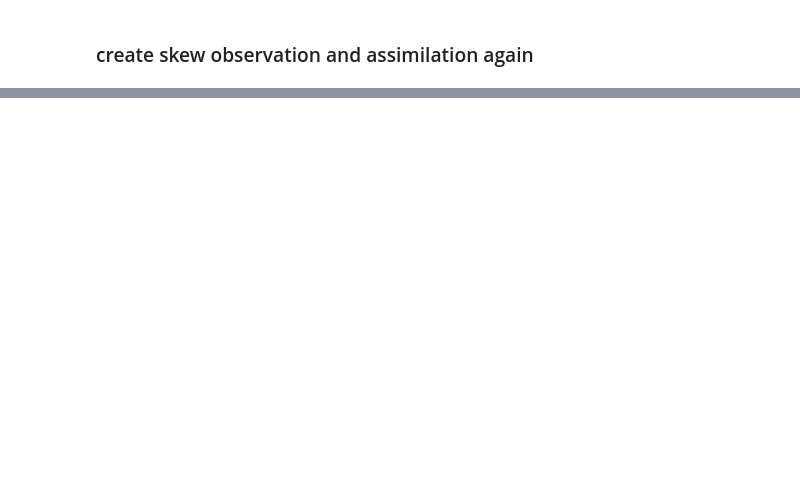
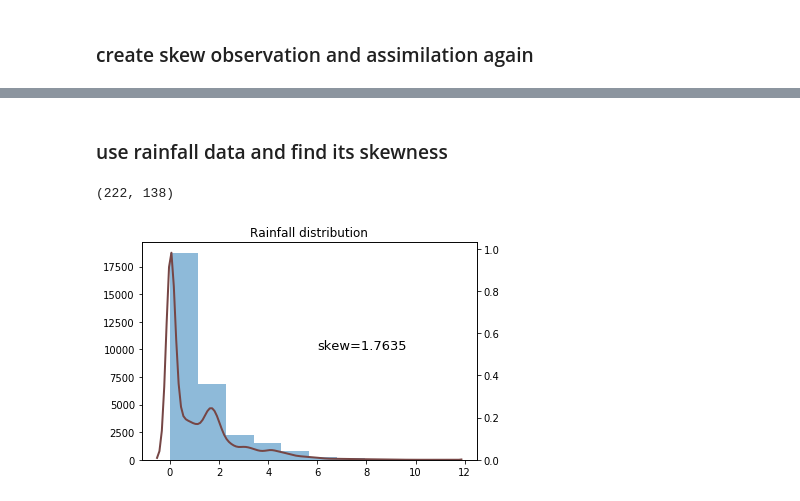
Before and after one commit to micky85lu/Data-Assimilation-Project, a Jupyter notebook: experiment.ipynb, the cells around one changed output, grey strips where cells are left out. Saved outputs shown, nothing was run; the diff lists cells and outputs as text; code cells hidden in the pictures; blank space fills up the shorter version.

```diff
--- a/experiment.ipynb
+++ b/experiment.ipynb
@@ -698,0 +728,23 @@ alpha=3.30, Mean RMSE=1.1589, Variance RMSE=4.4931,  Without spinup: Mean RMSE=0
+# %% [markdown]
+### use rainfall data and find its skewness
+# %%
+rain = np.load('rain.npy')  # (ensemble, time, lat, lon)
+# use ensemble mean
+rain = rain.mean(axis=0)
+# only use the middle period
+rain = rain[50:60,:,:].mean(axis=0)
+rain.shape
+# %% [output]
+(222, 138)
+# %%
+import seaborn as sns
+
+fig, ax = plt.subplots()
+ax.hist(rain.ravel(), alpha=0.5)
+ax.set_title('Rainfall distribution')
+ax.text(6, 10000, f'skew={skew(rain.ravel()):.4f}', fontsize=13)
+
+ax2 = ax.twinx()
+sns.kdeplot(rain.ravel(), lw=2, color='#764645', ax=ax2);
+# %% [output]
+[figure, added]
```
Also changed, not shown: parts of 22 cells of this notebook, 1 other file.
